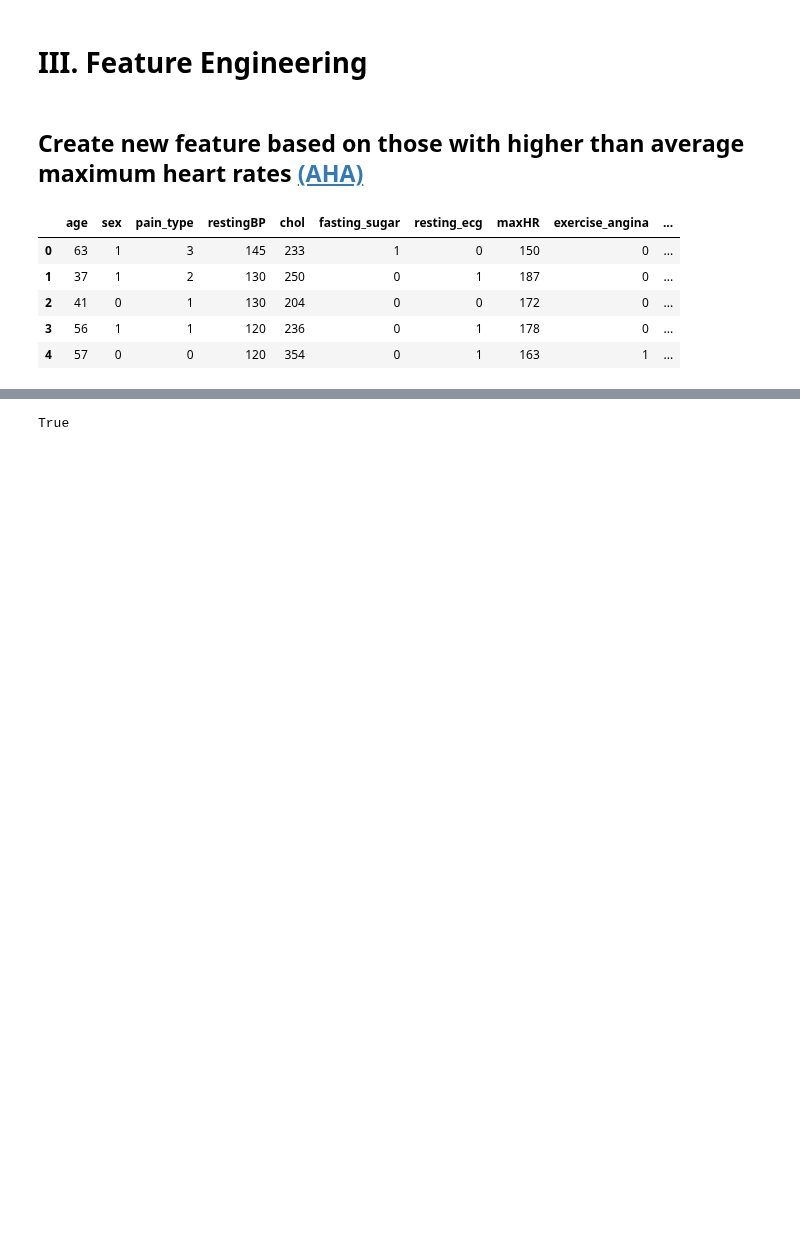
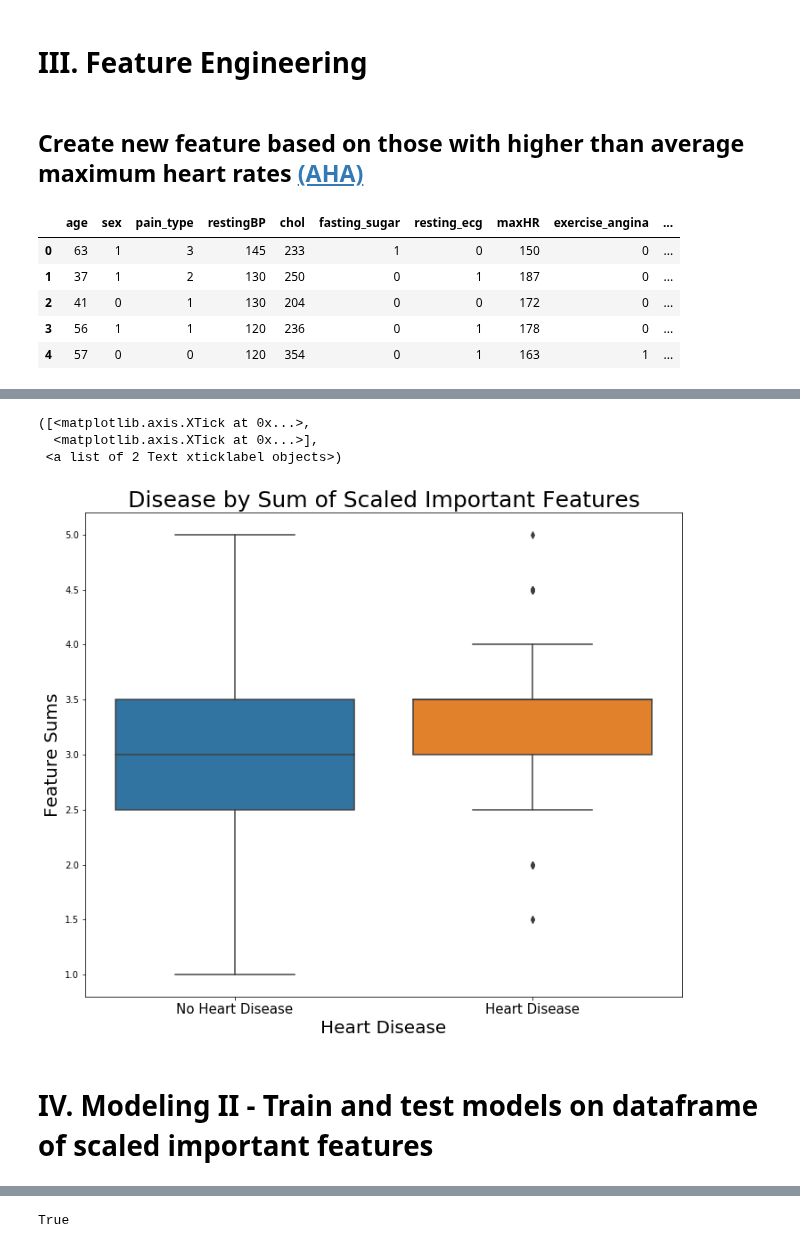
Before and after one commit to ljsauer/LaunchCode, a Jupyter notebook: Final Project - Model/Heart_Disease_Model.ipynb, the cells around one changed output, grey strips where cells are left out. Saved outputs shown, nothing was run; the diff lists cells and outputs as text; code cells hidden in the pictures; blank space fills up the shorter version.

```diff
--- a/Final Project - Model/Heart_Disease_Model.ipynb
+++ b/Final Project - Model/Heart_Disease_Model.ipynb
@@ -217,0 +359,15 @@ heart.head()
+# %%
+sns.boxplot(x='heart_disease', y='bucket_feature_sums', data=heart2)
+
+plt.rcParams['figure.figsize'] = (10, 10)
+plt.xlabel('Heart Disease', fontsize=20)
+plt.ylabel('Feature Sums', fontsize=20)
+plt.title('Disease by Sum of Scaled Important Features', fontsize=25)
+plt.xticks([0, 1], ['No Heart Disease', 'Heart Disease'], fontsize=15)
+# %% [output]
+([<matplotlib.axis.XTick at 0x...>,
+  <matplotlib.axis.XTick at 0x...>],
+ <a list of 2 Text xticklabel objects>)
+[figure, added]
+# %% [markdown]
+# IV. Modeling II - Train and test models on dataframe of scaled important features
```
Also changed, not shown: parts of 31 cells of this notebook, 1 other file.
